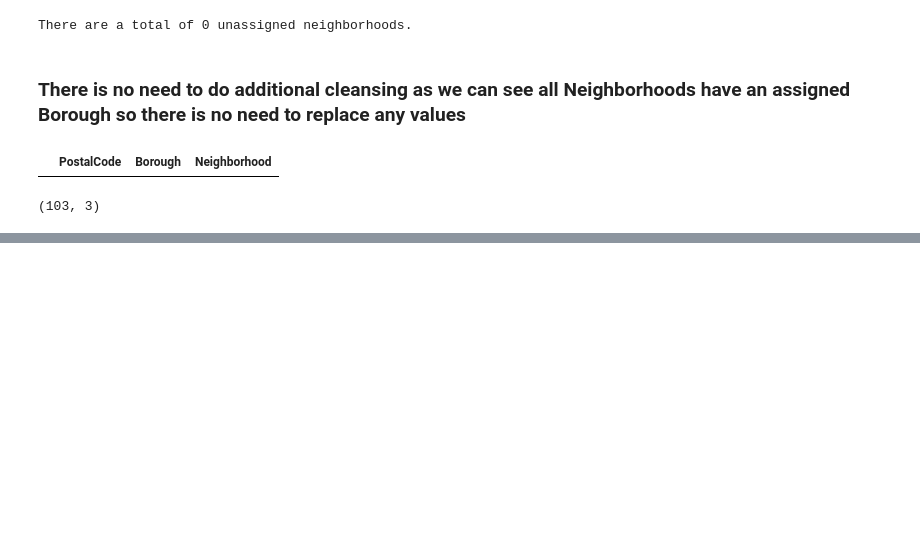
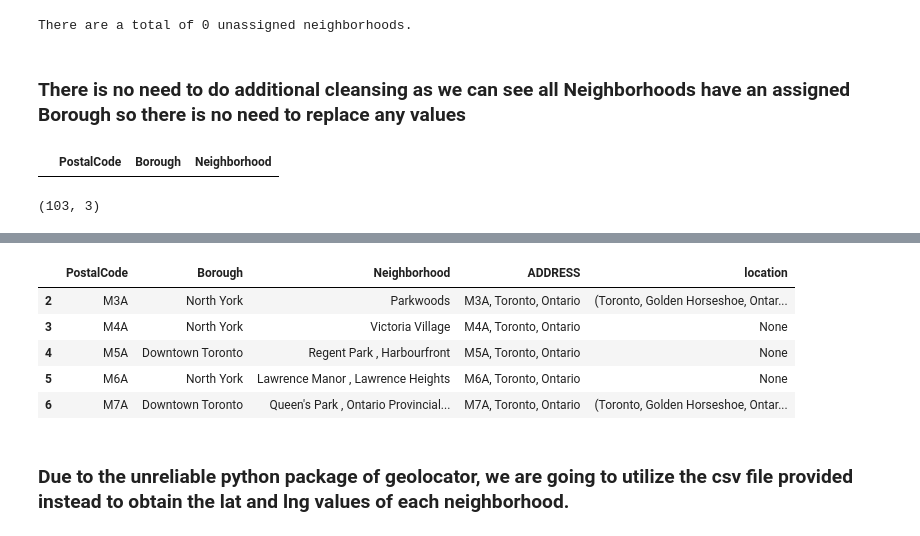
Before and after one commit to eusebiocastaneda/Coursera_Capstone, a Jupyter notebook: Toronto-Neighborhood-Clustering.ipynb, the cells around one changed output, grey strips where cells are left out. Saved outputs shown, nothing was run; the diff lists cells and outputs as text; code cells hidden in the pictures; blank space fills up the shorter version.

```diff
--- a/Toronto-Neighborhood-Clustering.ipynb
+++ b/Toronto-Neighborhood-Clustering.ipynb
@@ -80,0 +91,2 @@ df.shape
+# %%
+geocoder = RateLimiter(geolocator.geocode, min_delay_seconds=1.5) # used to pause 1.5 seconds between each call
@@ -80,0 +107,7 @@ df.shape
+# %%
+address = []
+for ind, row in df.iterrows():
+    pcode = row['PostalCode']
+    addr = str(pcode) + ', Toronto, Ontario'
+    #print(addr)
+    address.append(addr)
@@ -80,0 +147,11 @@ df.shape
+# %%
+df.head()
+# %% [output]
+|  | PostalCode | Borough | Neighborhood | ADDRESS | location |
+| 2 | M3A | North York | Parkwoods | M3A, Toronto, Ontario | (Toronto, Golden Horseshoe, Ontar... |
+| 3 | M4A | North York | Victoria Village | M4A, Toronto, Ontario | None |
+| 4 | M5A | Downtown Toronto | Regent Park , Harbourfront | M5A, Toronto, Ontario | None |
+| 5 | M6A | North York | Lawrence Manor , Lawrence Heights | M6A, Toronto, Ontario | None |
+| 6 | M7A | Downtown Toronto | Queen's Park , Ontario Provincial... | M7A, Toronto, Ontario | (Toronto, Golden Horseshoe, Ontar... |
+# %% [markdown]
+### Due to the unreliable python package of geolocator, we are going to utilize the csv file provided instead to obtain the lat and lng values of each neighborhood.
```
Also changed, not shown: parts of 26 cells of this notebook.
